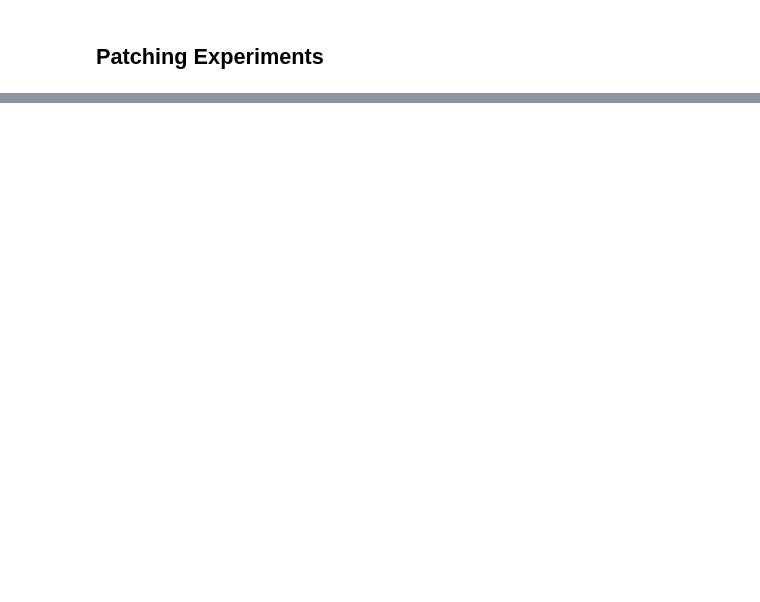
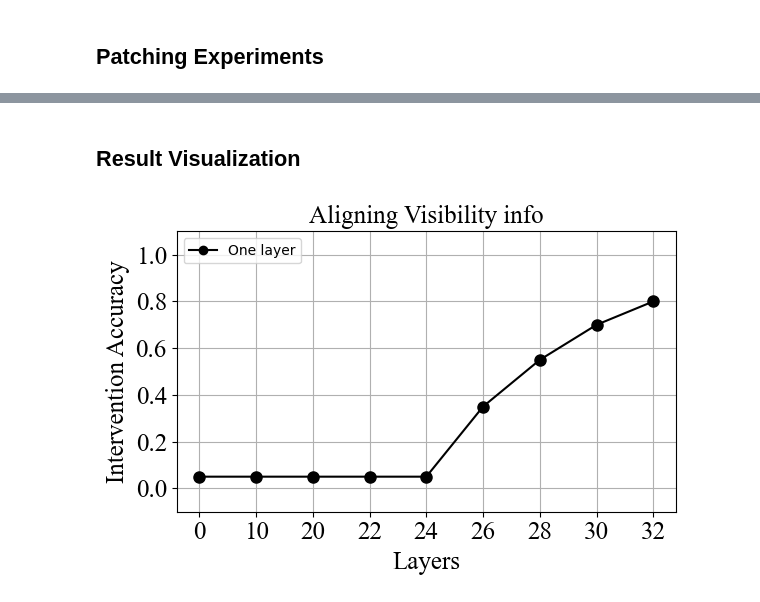
Before and after one commit to umango101/belief_tracking, a Jupyter notebook: notebooks/bigtom_rep_analysis.ipynb, the cells around one changed output, grey strips where cells are left out. Saved outputs shown, nothing was run; the diff lists cells and outputs as text; code cells hidden in the pictures; blank space fills up the shorter version.

```diff
--- a/notebooks/bigtom_rep_analysis.ipynb
+++ b/notebooks/bigtom_rep_analysis.ipynb
@@ -80,8 +78,8 @@ cached_acts.shape, token_lens_bigtom.shape
 (torch.Size([200, 80, 31, 8192]), torch.Size([200]))
 # %%
 for layer in tqdm(range(41), desc="Processing layers"):
-    os.makedirs(f"/media/sda/bigtom/singular_values/", exist_ok=True)
-    os.makedirs(f"/media/sda/bigtom/singular_vecs/", exist_ok=True)
+    os.makedirs(f"../svd_results/bigtom/singular_values/", exist_ok=True)
+    os.makedirs(f"../svd_results/bigtom/singular_vecs/", exist_ok=True)
 
     # Create boolean mask for valid tokens
     batch_size = cached_acts.size(0)
@@ -93,8 +91,8 @@ for layer in tqdm(range(41), desc="Processing layers"):
     acts = cached_acts[:, layer][mask]  # This will automatically flatten the valid activations
 
     _, singular_values, Vh = torch.linalg.svd(acts, full_matrices=False)
-    torch.save(singular_values, f"/media/sda/bigtom/singular_values/{layer}.pt")
-    torch.save(Vh, f"/media/sda/bigtom/singular_vecs/{layer}.pt")
+    torch.save(singular_values, f"../svd_results/bigtom/singular_values/{layer}.pt")
+    torch.save(Vh, f"../svd_results/bigtom/singular_vecs/{layer}.pt")
 # %% [markdown]
 # Load Dataset
 # %%
@@ -1047,7 +1047,7 @@ generator.save_html(filename="../plots/visibility_exps/first_obj/visibility_diff
 # %%
 sing_vecs = defaultdict(dict)
 for l in range(41):
-    sing_vecs[l] = torch.load(f"/media/sda/bigtom/singular_vecs/{l}.pt").cpu()
+    sing_vecs[l] = torch.load(f"../svd_results/bigtom/singular_vecs/{l}.pt").cpu()
     # sing_vecs[l] = torch.load(f"../svd_results/selected_tokens_diff/singular_vecs/{l}.pt").cpu()
 # %%
 def get_ques_start_token_idx(tokenizer, prompt):
@@ -1062,7 +1062,7 @@ def get_prompt_token_len(tokenizer, prompt):
     return len(input_tokens)
 # %%
 def check_pred(pred, target, verbose=False):
-    prompt = f"Instruction: Check if the following ground truth and prediction of the state of the object mean the same thing or different. If they mean the same, then predict 'Yes', else 'No' \n\nGround truth: {target}\nPrediction: {pred}\nAnswer:"
+    prompt = f"Instruction: Check if the following ground truth and prediction are same or different. If they are the same, then predict 'Yes', else 'No' \n\nGround truth: {target}\nPrediction: {pred}\nAnswer:"
 
     if verbose:
         print(prompt)
@@ -1304,0 +1314,4 @@ correct/total, correct, total
+# %%
+# Sort accs by key
+accs_sv = dict(sorted(accs_sv.items(), key=lambda x: x[0]))
+accs_sv
@@ -1304,0 +1328,34 @@ correct/total, correct, total
+# %% [markdown]
+## Result Visualization
+# %%
+true_stories = [
+    {
+        "story": dataset[0]["visible_story"],
+        "question": dataset[0]["visible_question"],
+        "answer": dataset[0]["visible_ans"],
+    },
+    {
+        "story": dataset[0]["invisible_story"],
+        "question": dataset[0]["invisible_question"],
+        "answer": dataset[0]["invisible_ans"],
+    }
+]
+
+arrows = [{'start': token_pos_coords['e1_query_charac'], 'end': token_pos_coords['e2_query_charac'], 'color': 'red'}]
+
+plot_data = {
+    "labels": accs_sv.keys(),
+    "acc_one_layer": accs_sv.values(),
+    "title": "Aligning Visibility info",
+    "x_label": "Layers",
+    "y_label": "Intervention Accuracy",
+}
+
+# characters = list(set(dataset[0]['clean_characters'] + dataset[0]['corrupt_characters']))
+# objects = list(set(dataset[0]['clean_objects'] + dataset[0]['corrupt_objects']))
+# states = list(set(dataset[0]['clean_states'] + dataset[0]['corrupt_states']))
+
+generator = StoryGenerator(characters=["Noor"], objects=["pitcher"], states=["oat", "almond"], stories=true_stories, target=dataset[0]["visible_ans"], arrows=[], plot_data=plot_data)
+generator.save_html(filename="../plots/visibility_exps/bigtom/invisibility_to_visbility_sv.html")
+# %% [output]
+[figure, added]
```
Also changed, not shown: parts of 10 cells of this notebook, 8 other files.
